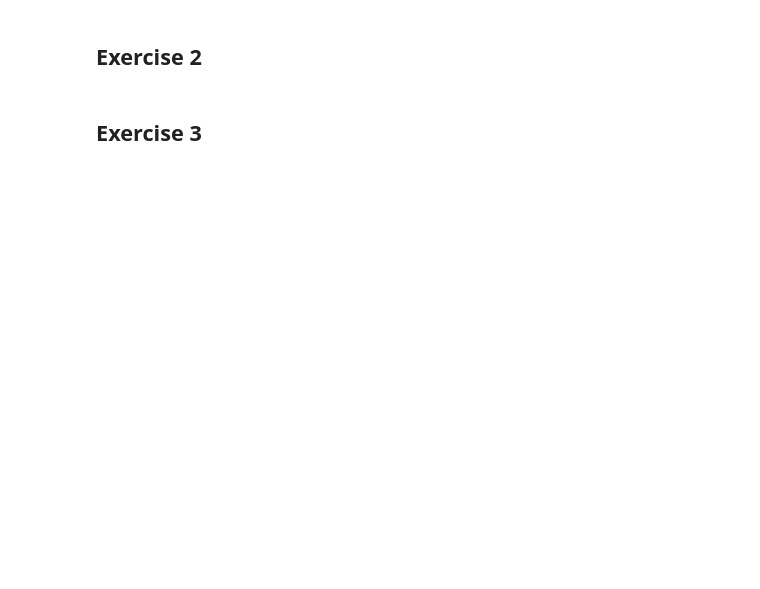
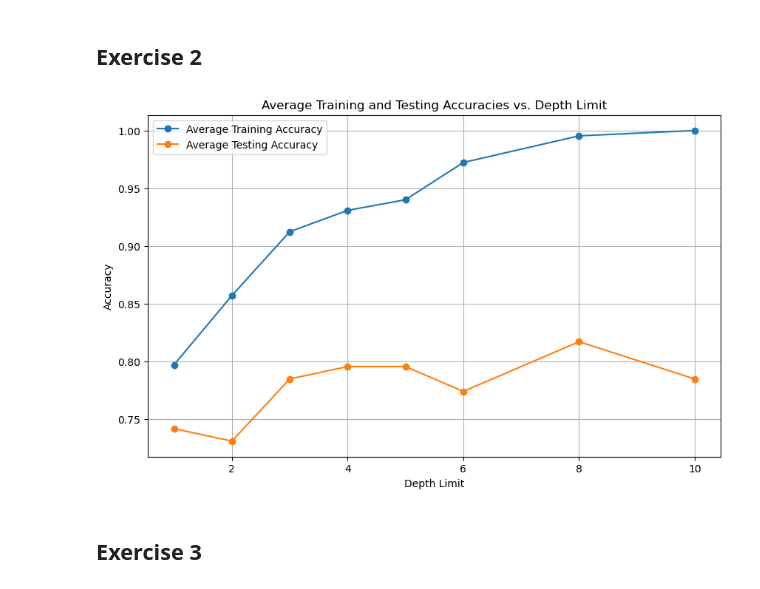
Before and after one commit to GSAprod/IST-Apre-homeworks, a Jupyter notebook: tpc-1/H1.ipynb, the cells around one changed output. Cells and saved outputs as stored; diff of their text form; code cells hidden in the pictures; blank space fills up the shorter version.

```diff
--- a/tpc-1/H1.ipynb
+++ b/tpc-1/H1.ipynb
@@ -98,2 +94,79 @@ input_train, input_test, output_train, output_test = train_test_split(df_inputs,
+# %%
+'''from sklearn.model_selection import train_test_split
+
+input_train, input_test, output_train, output_test = train_test_split(df_inputs, df_outputs, train_size=0.7, stratify=df_outputs, random_state=0)
+
+# Varying depth limits
+depth_limits = [1, 2, 3, 4, 5, 6, 8, 10]
+
+# Initialize lists to store training and testing accuracies
+train_accuracies = []
+test_accuracies = [] '''
+
+import numpy as np
+import matplotlib.pyplot as plt
+from sklearn.datasets import load_iris
+from sklearn.model_selection import train_test_split
+from sklearn.tree import DecisionTreeClassifier
+from sklearn.metrics import accuracy_score
+
+
+
+# Varying depth limits
+depth_limits = [1, 2, 3, 4, 5, 6, 8, 10]
+
+# Initialize lists to store average training and testing accuracies
+avg_train_accuracies = []
+avg_test_accuracies = []
+
+# Number of runs per parameterization
+num_runs = 10
+
+# Fixed seed for reproducibility
+random_state = 0
+
+for depth in depth_limits:
+    train_accuracies = []
+    test_accuracies = []
+
+    for _ in range(num_runs):
+        # Split data into training and testing sets with a stratified 70-30 split
+        X_train, X_test, y_train, y_test = train_test_split(df_inputs, df_outputs, test_size=0.3, random_state=random_state)
+
+        # Train a decision tree classifier with the specified depth limit
+        clf = DecisionTreeClassifier(max_depth=depth, random_state=random_state)
+
+        # Fit the model
+        clf.fit(X_train, y_train)
+
+        # Calculate training accuracy
+        train_pred = clf.predict(X_train)
+        train_accuracy = accuracy_score(y_train, train_pred)
+        train_accuracies.append(train_accuracy)
+
+        # Calculate testing accuracy
+        test_pred = clf.predict(X_test)
+        test_accuracy = accuracy_score(y_test, test_pred)
+        test_accuracies.append(test_accuracy)
+
+    # Calculate the average training and testing accuracies for this depth limit
+    avg_train_accuracy = np.mean(train_accuracies)
+    avg_test_accuracy = np.mean(test_accuracies)
+
+    avg_train_accuracies.append(avg_train_accuracy)
+    avg_test_accuracies.append(avg_test_accuracy)
+
+# Create a plot to visualize average training and testing accuracies
+plt.figure(figsize=(10, 6))
+plt.plot(depth_limits, avg_train_accuracies, label='Average Training Accuracy', marker='o')
+plt.plot(depth_limits, avg_test_accuracies, label='Average Testing Accuracy', marker='o')
+plt.title('Average Training and Testing Accuracies vs. Depth Limit')
+plt.xlabel('Depth Limit')
+plt.ylabel('Accuracy')
+plt.legend()
+plt.grid(True)
+plt.show()
+# %% [output]
+[figure, added]
 # %% [markdown]
 ## Exercise 3
```
Also changed, not shown: parts of 3 cells of this notebook.
